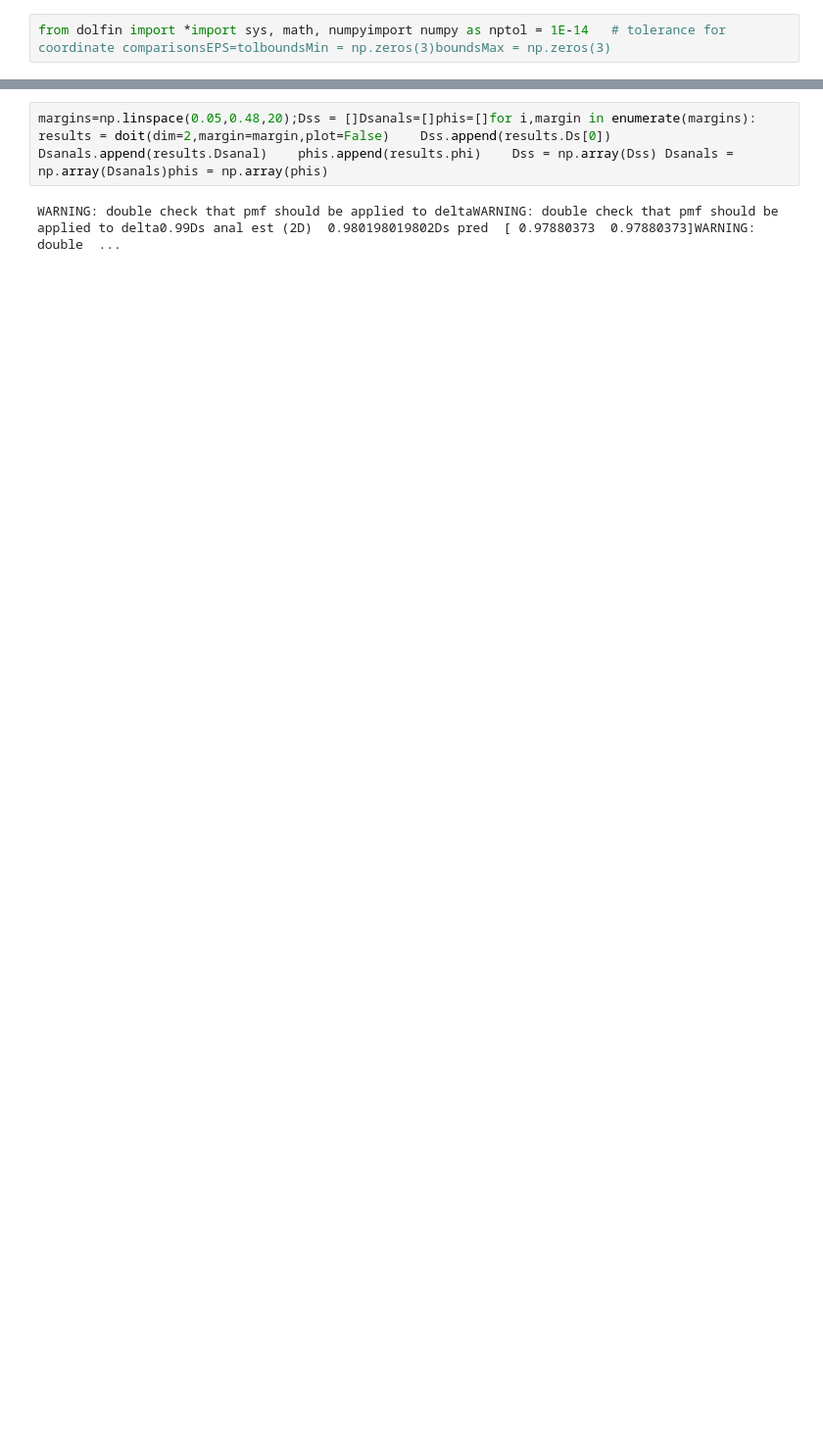
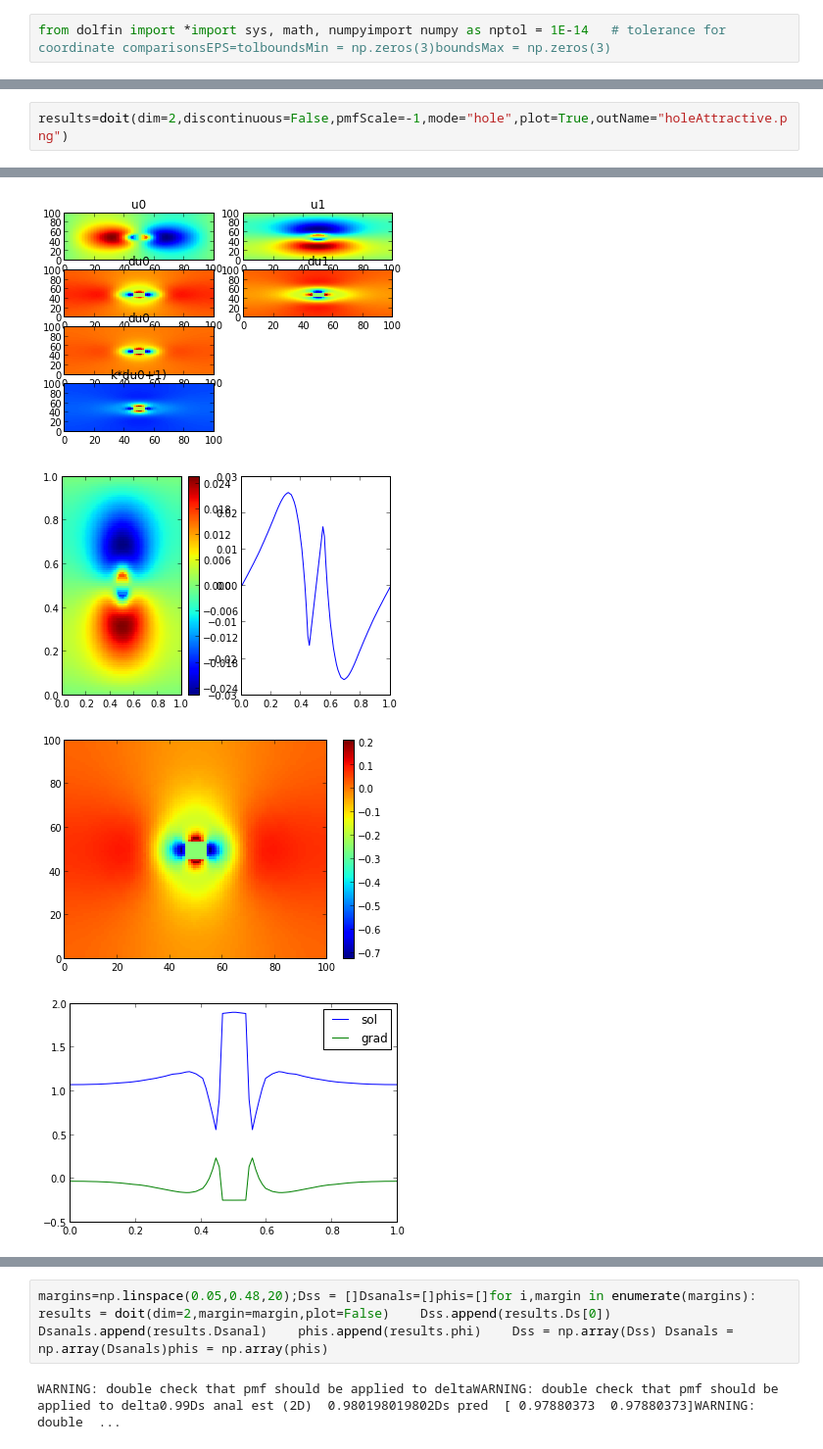
Before and after one commit to huskeypm/smolhomog, a Jupyter notebook: example/noobstacle/smolhomog2d.ipynb, the cells around one changed output, grey strips where cells are left out. Shown: that part at 98% size. Drawn from its saved outputs; the diff is of its cells as text; blank space fills up the shorter version.

```diff
--- a/example/noobstacle/smolhomog2d.ipynb
+++ b/example/noobstacle/smolhomog2d.ipynb
@@ -6,0 +15,3 @@ from dolfin import *import sys, math, numpyimport numpy as nptol = 1E-14   # tol
+# %%
+results=doit(dim=2,discontinuous=False,pmfScale=-1,mode="hole",plot=True,outName="holeAttractive.png")
+# %% [output]
@@ -7 +19,5 @@ from dolfin import *import sys, math, numpyimport numpy as nptol = 1E-14   # tol
+[figure, added]
+[figure, added]
+[figure, added]
+[figure, added]
 # %%
```
Also changed, not shown: parts of 12 cells of this notebook.
